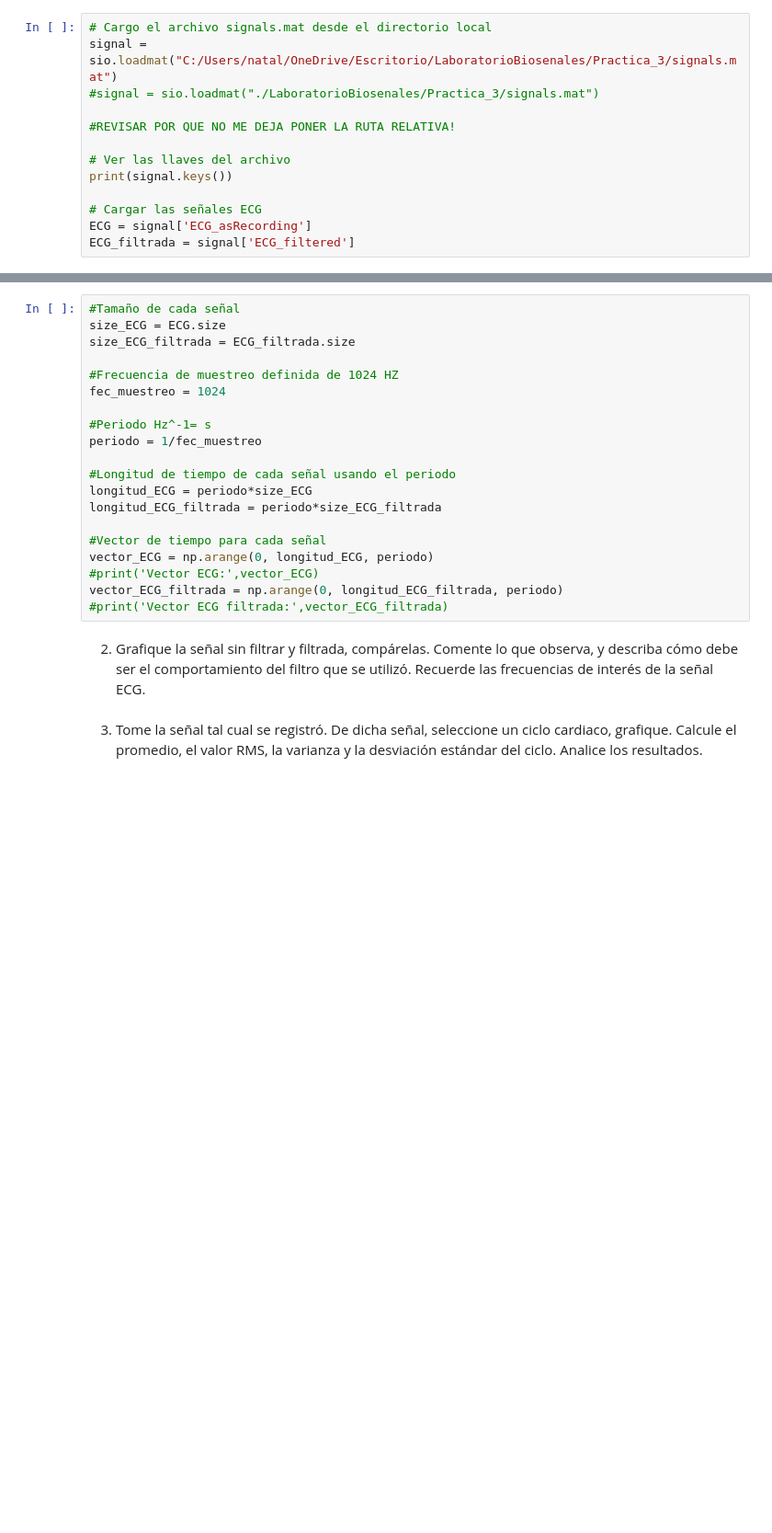
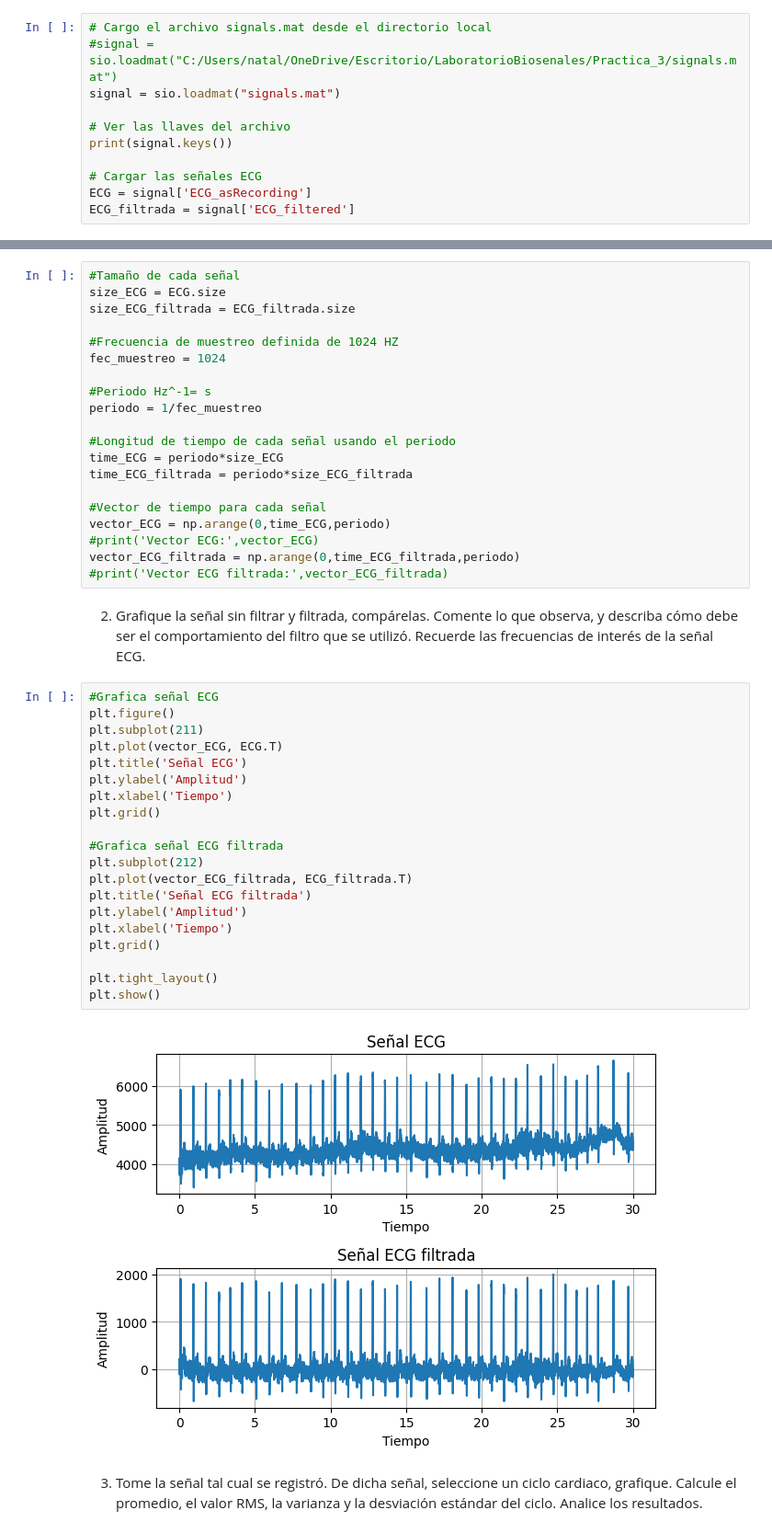
Before and after one commit to NataliaArenasP20/LaboratorioBiosenales, a Jupyter notebook: Practica_3/P3_NataliaArenas_DanielTamayo.ipynb, the cells around one changed output, grey strips where cells are left out. Shown at 92% size. Saved outputs shown, nothing was run; the diff lists cells and outputs as text; blank space fills up the shorter version.

```diff
--- a/Practica_3/P3_NataliaArenas_DanielTamayo.ipynb
+++ b/Practica_3/P3_NataliaArenas_DanielTamayo.ipynb
@@ -17,10 +20,8 @@ print(directorio_Actual)  # Imprime el directorio actual
 c:\Users\natal\OneDrive\Escritorio\LaboratorioBiosenales\Practica_3
 # %%
 # Cargo el archivo signals.mat desde el directorio local
-signal = sio.loadmat("C:/Users/natal/OneDrive/Escritorio/LaboratorioBiosenales/Practica_3/signals.mat")
-#signal = sio.loadmat("./LaboratorioBiosenales/Practica_3/signals.mat")
-
-#REVISAR POR QUE NO ME DEJA PONER LA RUTA RELATIVA!
+#signal = sio.loadmat("C:/Users/natal/OneDrive/Escritorio/LaboratorioBiosenales/Practica_3/signals.mat")
+signal = sio.loadmat("signals.mat")
 
 # Ver las llaves del archivo
 print(signal.keys())
@@ -66,17 +67,39 @@ fec_muestreo = 1024
 periodo = 1/fec_muestreo
 
 #Longitud de tiempo de cada señal usando el periodo
-longitud_ECG = periodo*size_ECG
-longitud_ECG_filtrada = periodo*size_ECG_filtrada
+time_ECG = periodo*size_ECG
+time_ECG_filtrada = periodo*size_ECG_filtrada
 
 #Vector de tiempo para cada señal
-vector_ECG = np.arange(0, longitud_ECG, periodo)
+vector_ECG = np.arange(0,time_ECG,periodo)
 #print('Vector ECG:',vector_ECG)
-vector_ECG_filtrada = np.arange(0, longitud_ECG_filtrada, periodo)
+vector_ECG_filtrada = np.arange(0,time_ECG_filtrada,periodo)
 #print('Vector ECG filtrada:',vector_ECG_filtrada)
 # %% [markdown]
 2. Grafique la señal sin filtrar y filtrada, compárelas. Comente lo que observa, y describa cómo debe ser
 el comportamiento del filtro que se utilizó. Recuerde las frecuencias de interés de la señal ECG.
+# %%
+#Grafica señal ECG
+plt.figure()
+plt.subplot(211)
+plt.plot(vector_ECG, ECG.T)
+plt.title('Señal ECG')
+plt.ylabel('Amplitud')
+plt.xlabel('Tiempo')
+plt.grid()
+
+#Grafica señal ECG filtrada
+plt.subplot(212)
+plt.plot(vector_ECG_filtrada, ECG_filtrada.T)
+plt.title('Señal ECG filtrada')
+plt.ylabel('Amplitud')
+plt.xlabel('Tiempo')
+plt.grid()
+
+plt.tight_layout()
+plt.show()
+# %% [output]
+[figure, added]
 # %% [markdown]
  3. Tome la señal tal cual se registró. De dicha señal, seleccione un ciclo cardiaco, grafique. Calcule el
 promedio, el valor RMS, la varianza y la desviación estándar del ciclo. Analice los resultados.
```
Also changed, not shown: parts of 1 cell of this notebook.
